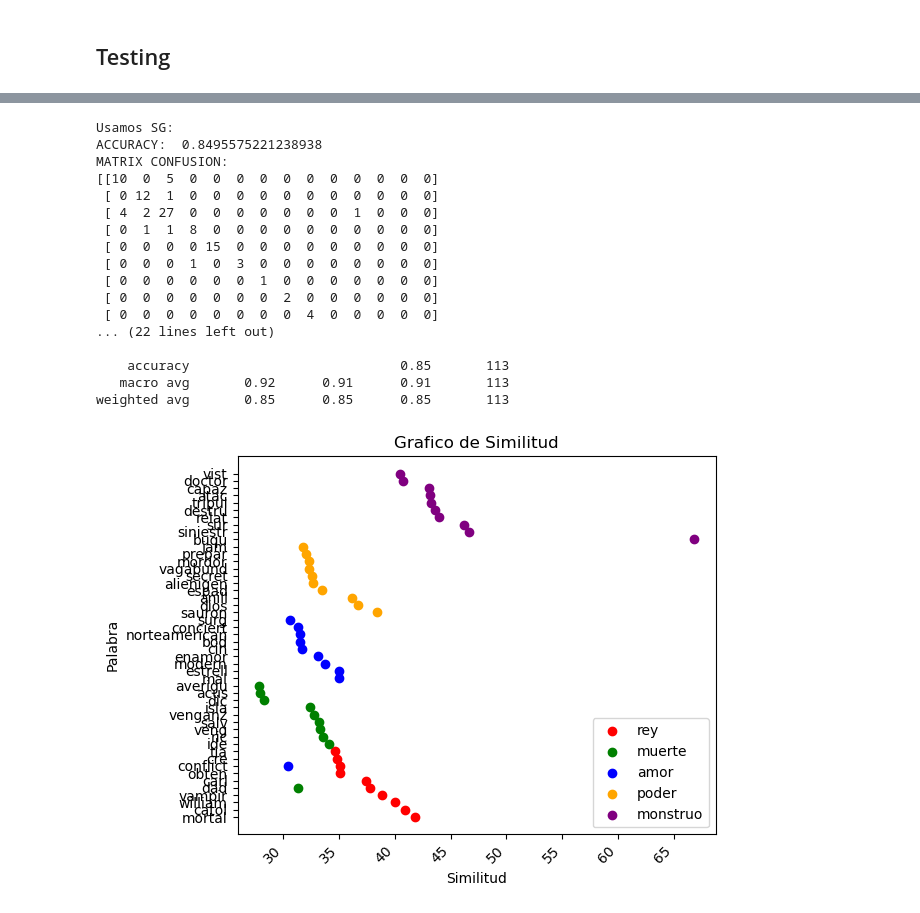
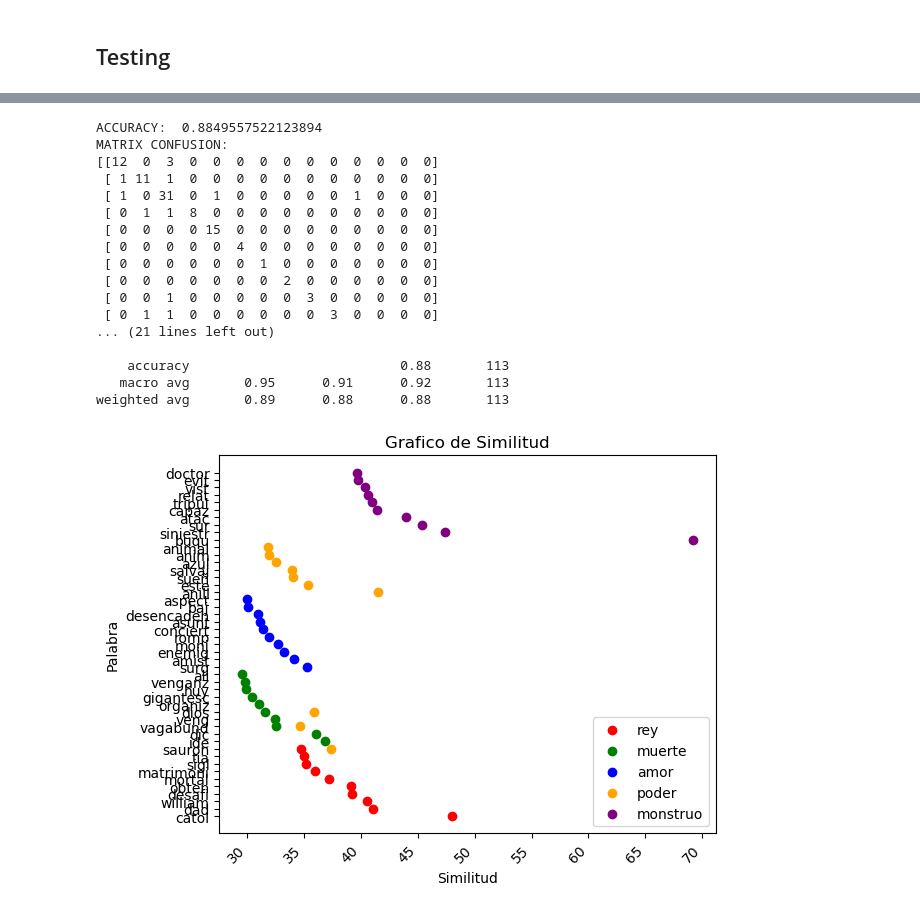
Before and after one commit to Moffinguer/IA-word2vec, a Jupyter notebook: src/trainingModel.ipynb, the cells around one changed output, grey strips where cells are left out. Cells and saved outputs as stored; diff of their text form; code cells hidden in the pictures.

```diff
--- a/src/trainingModel.ipynb
+++ b/src/trainingModel.ipynb
@@ -19,7 +19,10 @@ def corpus(input_file, output_file, umbral = 5):
         file.write("sinopsis\tgenero\n")
         for line in lines[1:]:
             synopsis, genre = line.split("\t")
-            file.write(f"{synopsis}\t{genre}")
+            words = synopsis.split(" ")
+            filtered_words = [word for word in words if corpus_frequency.get(word, 0) >= umbral]
+            filtered_synopsis = " ".join(filtered_words)
+            file.write(f"{filtered_synopsis}\t{genre}")
 # %%
 input_file = '../data/stemming_data.txt'
 outpu_file = '../data/corpus_data.txt'
@@ -130,7 +134,7 @@ Al necesitar vectores de palabras, que indique características de las palabras
 En el modelo de Bayes, repartimos el corpus en 2 secciones de manera que usando las facilidades de la librería de SKLearn, vectorizamos las palabras del corpus de entremiento.
 # %%
 ## Load a model to train
-def training(input_file, model_type='CBOW'):
+def training(input_file, model_type='CBOW', clf_type='L'):
     if model_type in ['CBOW','SG']:
 
         # Obtener listado de palabras por cada pelicula de los ejemplos
@@ -151,10 +155,24 @@ def training(input_file, model_type='CBOW'):
         import numpy as np
         weight = [np.mean(np.array(weights), axis=0) for weights in vector]
 
-        from sklearn.linear_model import LogisticRegression
         from sklearn.preprocessing import StandardScaler
         from sklearn.pipeline import make_pipeline
-        clf = make_pipeline(StandardScaler(), LogisticRegression(max_iter=1000))
+
+        if clf_type =='LR':
+            from sklearn.linear_model import LogisticRegression
+            clf = make_pipeline(StandardScaler(), LogisticRegression(max_iter=1000))
+        elif clf_type =='SVC':
+            from sklearn.svm import SVC
+            clf = make_pipeline(StandardScaler(), SVC())
+        elif clf_type =='RF':
+            from sklearn.ensemble import RandomForestClassifier
+            clf = make_pipeline(StandardScaler(), RandomForestClassifier())
+        elif clf_type =='GB':
+            from sklearn.ensemble import GradientBoostingClassifier
+            clf = make_pipeline(StandardScaler(), GradientBoostingClassifier())
+        else:
+            print(f"ERROR unknown clasifier {clf_type}")
+
         clf.fit(weight, [categorize(theme) for theme in topic])
         return (model, weight, clf)
 
@@ -301,34 +418,33 @@ weighted avg       0.78      0.76      0.76       113
 # %%
-print("Usamos SG:")
-## SG
-(model, vector, clf) = training(input_file, 'SG')
+# Usamos SG con LR
+(model, vector, clf) = training(input_file, 'SG', 'LR')
 predict(examples, model, vector, clf, 'SG', expected_output)
 
 # Gráfico
 data = {
     'rey': model.wv.most_similar('rey'),
     'muerte': model.wv.most_similar('muert'),
     'amor': model.wv.most_similar('amor'),
     'poder': model.wv.most_similar('pod'),
     'monstruo': model.wv.most_similar('monstru')
 }
 display_bar_graph(data)
 # %% [output]
-Usamos SG:
-ACCURACY:  0.8495575221238938
+ACCURACY:  0.8849557522123894
 MATRIX CONFUSION:
-[[10  0  5  0  0  0  0  0  0  0  0  0  0  0]
- [ 0 12  1  0  0  0  0  0  0  0  0  0  0  0]
- [ 4  2 27  0  0  0  0  0  0  0  1  0  0  0]
+[[12  0  3  0  0  0  0  0  0  0  0  0  0  0]
+ [ 1 11  1  0  0  0  0  0  0  0  0  0  0  0]
+ [ 1  0 31  0  1  0  0  0  0  0  1  0  0  0]
  [ 0  1  1  8  0  0  0  0  0  0  0  0  0  0]
  [ 0  0  0  0 15  0  0  0  0  0  0  0  0  0]
- [ 0  0  0  1  0  3  0  0  0  0  0  0  0  0]
+ [ 0  0  0  0  0  4  0  0  0  0  0  0  0  0]
  [ 0  0  0  0  0  0  1  0  0  0  0  0  0  0]
  [ 0  0  0  0  0  0  0  2  0  0  0  0  0  0]
- [ 0  0  0  0  0  0  0  0  4  0  0  0  0  0]
-... (22 lines left out)
+ [ 0  0  1  0  0  0  0  0  3  0  0  0  0  0]
+ [ 0  1  1  0  0  0  0  0  0  3  0  0  0  0]
+... (21 lines left out)
 
-    accuracy                           0.85       113
-   macro avg       0.92      0.91      0.91       113
-weighted avg       0.85      0.85      0.85       113
+    accuracy                           0.88       113
+   macro avg       0.95      0.91      0.92       113
+weighted avg       0.89      0.88      0.88       113
-[figure, old version]
+[figure, new version]
```
Also changed, not shown: parts of 9 cells of this notebook, 1 other file.
